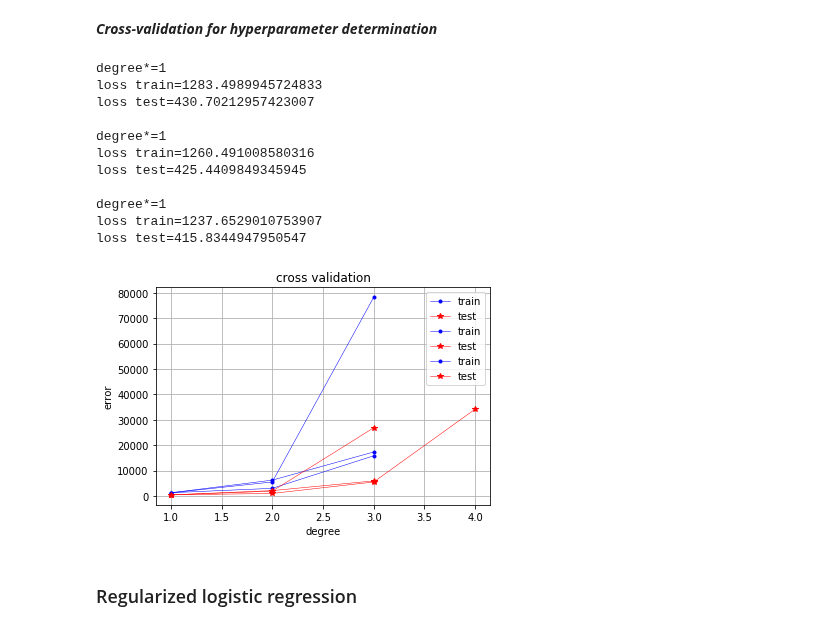
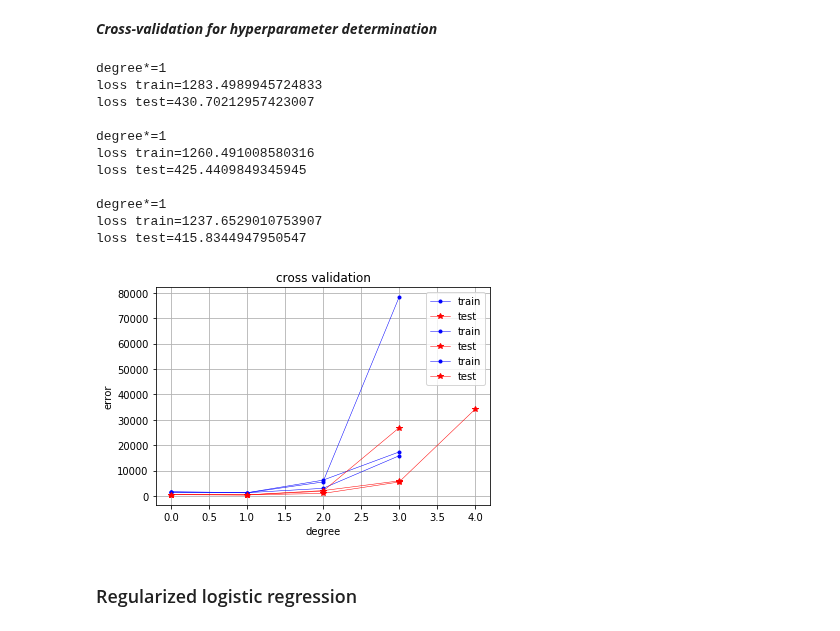
Before and after one commit to cschneuw/Machine-learning-Project-2019, a Jupyter notebook: scripts/project1.ipynb, the cells around one changed output. Cells and saved outputs as stored; diff of their text form; code cells hidden in the pictures.

```diff
--- a/scripts/project1.ipynb
+++ b/scripts/project1.ipynb
@@ -416,27 +416,27 @@ def cross_validation_logistic_regressionS(y, tX, k_fold, degrees, gamma_lr, max_
     return degree_lr, loss_te_lr, loss_tr_lr
 # %%
 k_fold = 4
-degrees = range(1, 9)
+degrees = range(0, 9)
 #---> il ne faut pas mettre le degré 0 avec la constante (voir dans le cours)
 
 #idx0, y_jet0, tX_jet0
 
 degree_lr_0, loss_te_lr_0, loss_tr_lr_0 = cross_validation_logistic_regressionS(y_jet0_b, tX_jet0, k_fold, degrees, gamma_lr_0, max_iters)
 degree_lr_1, loss_te_lr_1, loss_tr_lr_1 = cross_validation_logistic_regressionS(y_jet1_b, tX_jet1, k_fold, degrees, gamma_lr_1, max_iters)
 degree_lr_2, loss_te_lr_2, loss_tr_lr_2 = cross_validation_logistic_regressionS(y_jet2_b, tX_jet2, k_fold, degrees, gamma_lr_2, max_iters)
 # %% [output]
 degree*=1
 loss train=1283.4989945724833
 loss test=430.70212957423007
 
 degree*=1
 loss train=1260.491008580316
 loss test=425.4409849345945
 
 degree*=1
 loss train=1237.6529010753907
 loss test=415.8344947950547
-[figure, old version]
+[figure, new version]
 # %% [markdown]
 ### Regularized logistic regression
 # %%
```
